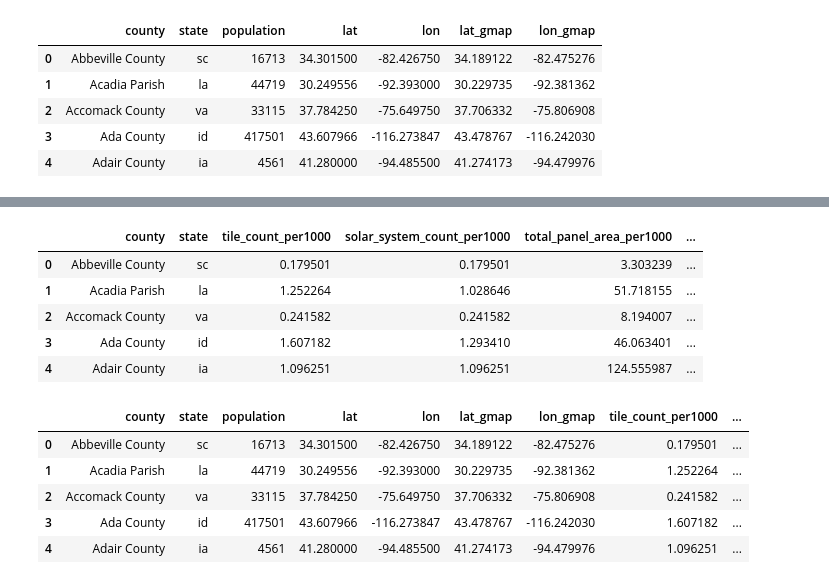
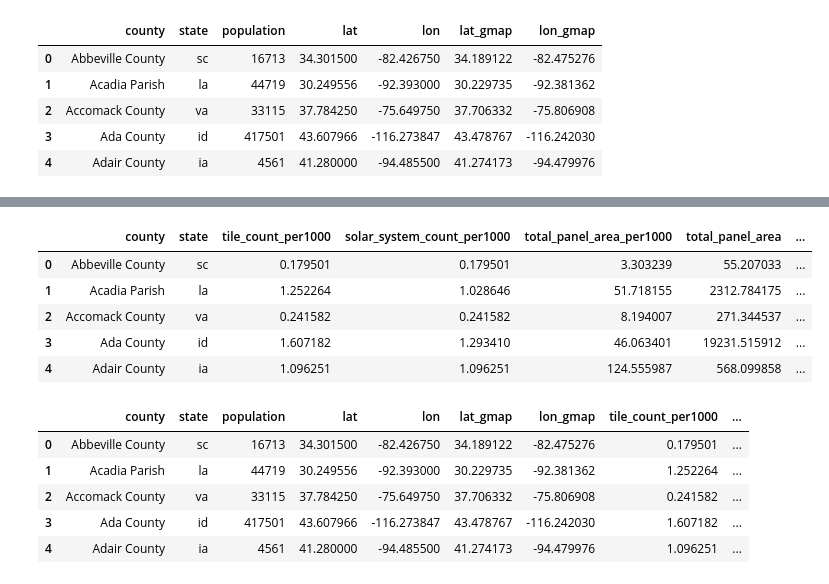
Before and after one commit to myoung12/Data_Boot_Camp_Project_1, a Jupyter notebook: notebooks/Mark_Analysis.ipynb, the cells around one changed output, grey strips where cells are left out. Saved outputs shown, nothing was run; the diff lists cells and outputs as text; code cells hidden in the pictures.

```diff
--- a/notebooks/Mark_Analysis.ipynb
+++ b/notebooks/Mark_Analysis.ipynb
@@ -48,36 +50,40 @@ solar_clean_df.head()
 # %%
 #new groupby object
+
+#grouby by county and state
 
 grouped_location = solar_clean_df.groupby(["county", "state"])
 
 #create empty dataframe for sorted county and state data
 
 location_df = pd.DataFrame()
 
-#pull in dependent variable data
+#pull in target variable data
 location_df["tile_count_per1000"]=grouped_location["tile_count"].sum()*1000/grouped_location["population"].sum()
 location_df["solar_system_count_per1000"]=grouped_location["solar_system_count"].sum()*1000/grouped_location["population"].sum()
 location_df["total_panel_area_per1000"]=grouped_location["total_panel_area"].sum()*1000/grouped_location["population"].sum()
+location_df["total_panel_area"]=grouped_location["total_panel_area"].sum()
 
 #pull in independent variables on welfare
 location_df["average_household_income"]=grouped_location["county_household_income"].sum()/grouped_location["population"].sum()
 location_df["per_capita_income"]=grouped_location["per_capita_income"].mean()
 location_df["median_household_income"]=grouped_location["median_household_income"].mean()
+location_df["housing_unit_median_value"]=grouped_location["housing_unit_median_value"].mean()
 
 #pull in independent variables on weather conditions
 location_df["daily_solar_radiation"]=grouped_location["daily_solar_radiation"].mean()
 
 
 #reset index on location_df to ensure county names appear in each row
 location_df=location_df.reset_index()
 location_df.head()
 # %% [output]
-|  | county | state | tile_count_per1000 | solar_system_count_per1000 | total_panel_area_per1000 | ... |
-| 0 | Abbeville County | sc | 0.179501 | 0.179501 | 3.303239 | ... |
-| 1 | Acadia Parish | la | 1.252264 | 1.028646 | 51.718155 | ... |
-| 2 | Accomack County | va | 0.241582 | 0.241582 | 8.194007 | ... |
-| 3 | Ada County | id | 1.607182 | 1.293410 | 46.063401 | ... |
-| 4 | Adair County | ia | 1.096251 | 1.096251 | 124.555987 | ... |
+|  | county | state | tile_count_per1000 | solar_system_count_per1000 | total_panel_area_per1000 | total_panel_area | ... |
+| 0 | Abbeville County | sc | 0.179501 | 0.179501 | 3.303239 | 55.207033 | ... |
+| 1 | Acadia Parish | la | 1.252264 | 1.028646 | 51.718155 | 2312.784175 | ... |
+| 2 | Accomack County | va | 0.241582 | 0.241582 | 8.194007 | 271.344537 | ... |
+| 3 | Ada County | id | 1.607182 | 1.293410 | 46.063401 | 19231.515912 | ... |
+| 4 | Adair County | ia | 1.096251 | 1.096251 | 124.555987 | 568.099858 | ... |
 # %%
 #merge dataframes by county and state together
 new_df=pd.merge(county_df, location_df, how="left", on=["county", "state"])
```
Also changed, not shown: parts of 14 cells of this notebook, 1 other file.
